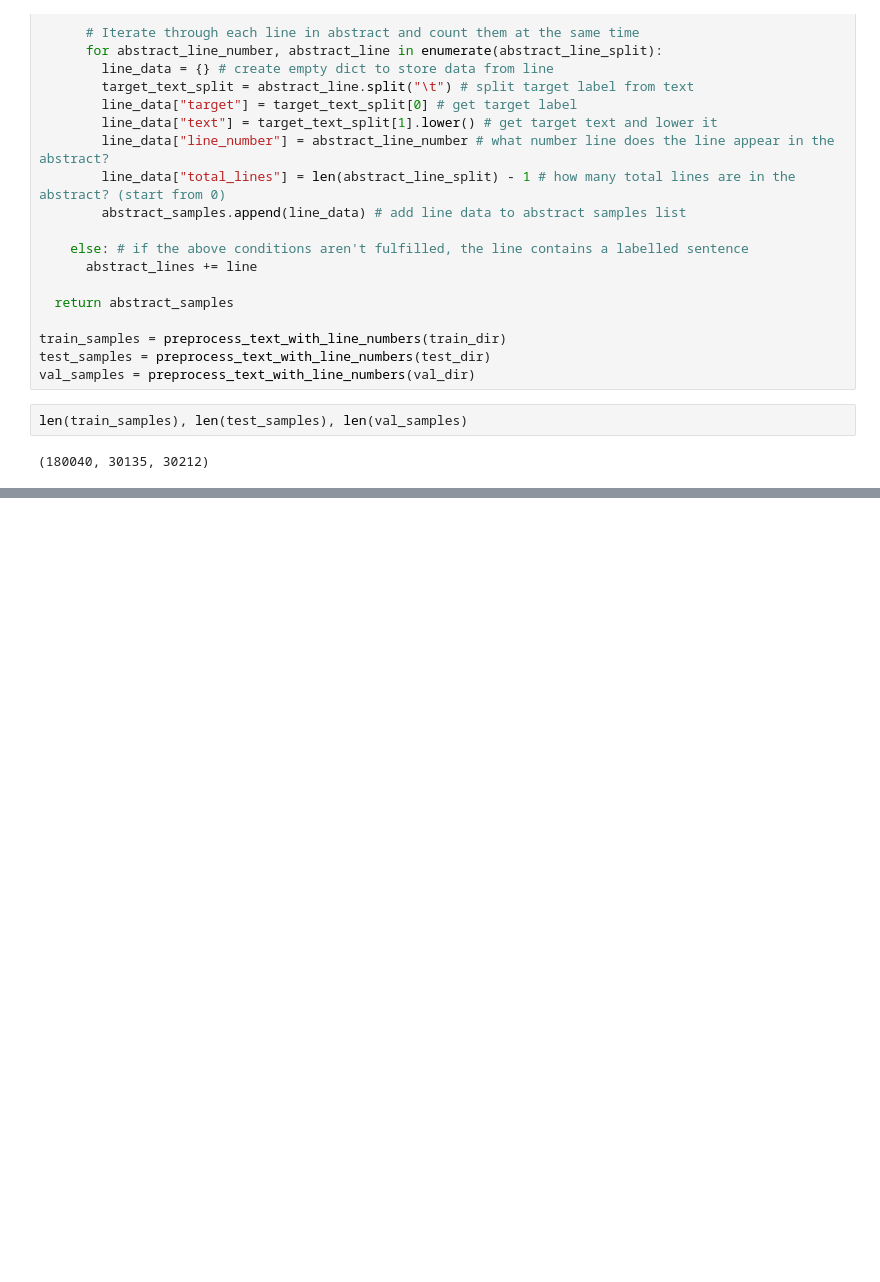
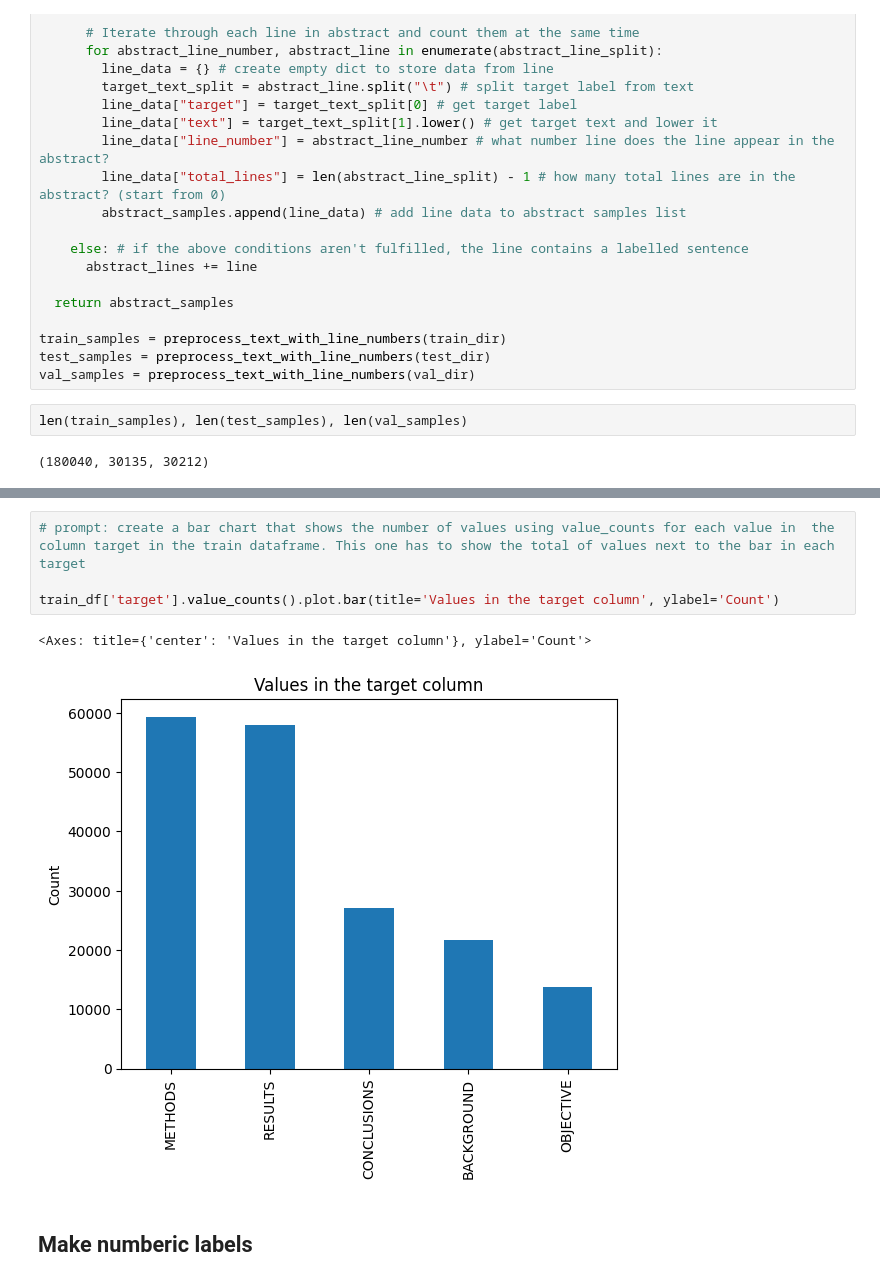
Before and after one commit to jul1998/tensorflow_projects, a Jupyter notebook: Skimlit_nlp_project.ipynb, the cells around one changed output, grey strips where cells are left out. Saved outputs shown, nothing was run; the diff lists cells and outputs as text; blank space fills up the shorter version.

```diff
--- a/Skimlit_nlp_project.ipynb
+++ b/Skimlit_nlp_project.ipynb
@@ -193,0 +239,9 @@ train_samples[:10]
+# %%
+# prompt: create a bar chart that shows the number of values using value_counts for each value in  the column target in the train dataframe. This one has to show the total of values next to the bar in each target
+
+train_df['target'].value_counts().plot.bar(title='Values in the target column', ylabel='Count')
+# %% [output]
+<Axes: title={'center': 'Values in the target column'}, ylabel='Count'>
+[figure, added]
+# %% [markdown]
+## Make numberic labels
```
Also changed, not shown: parts of 20 cells of this notebook.
